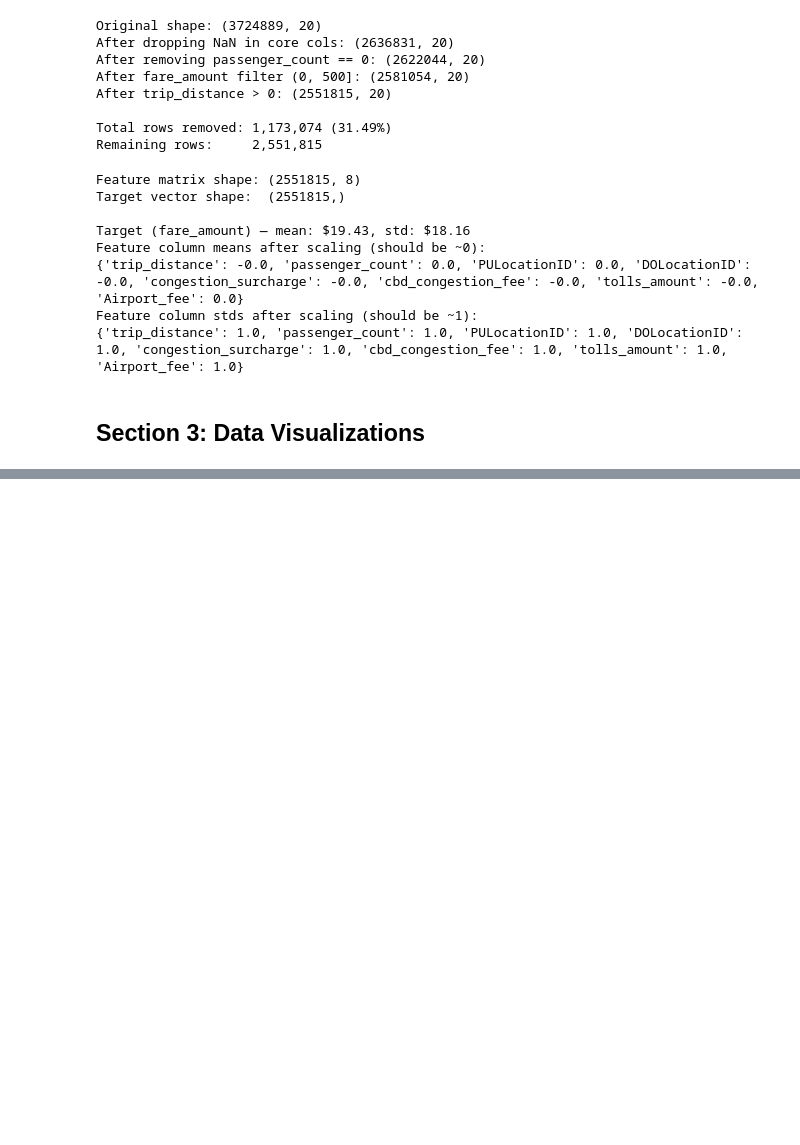
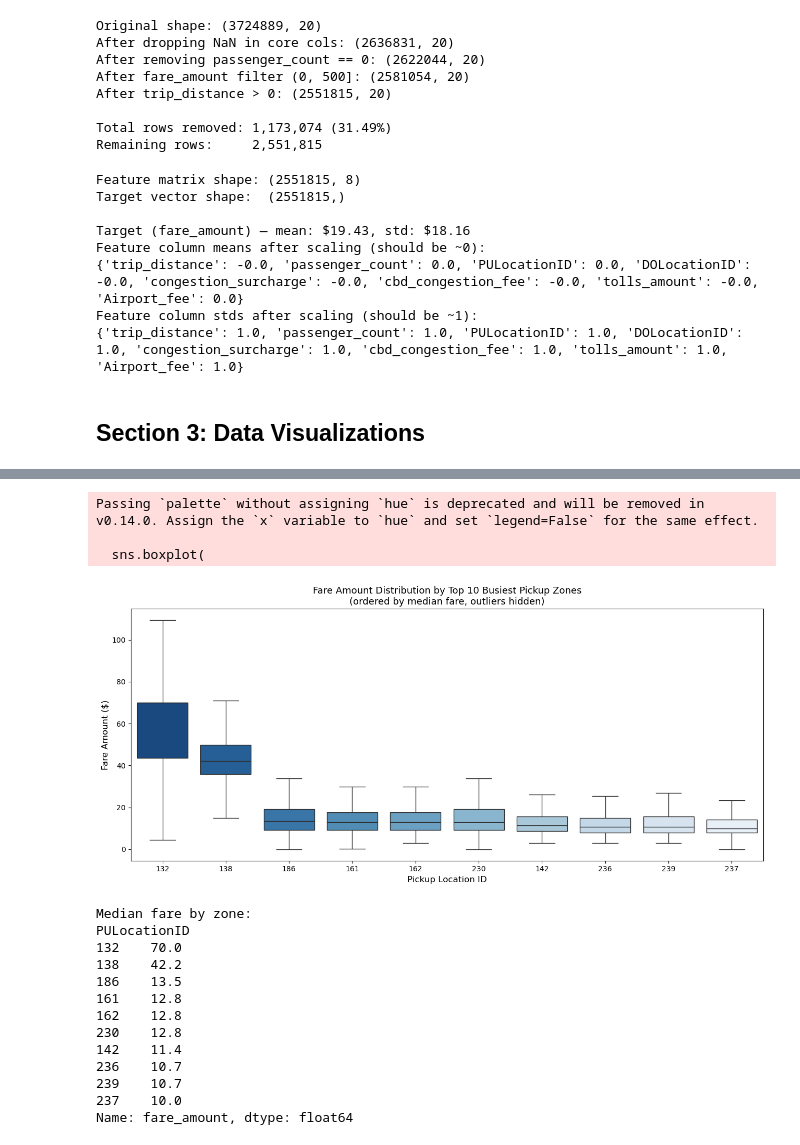
Before and after one commit to trevorsmith00/ista421_final, a Jupyter notebook: notebook/taxi_analysis.ipynb, the cells around one changed output, grey strips where cells are left out. Saved outputs shown, nothing was run; the diff lists cells and outputs as text; code cells hidden in the pictures; blank space fills up the shorter version.

```diff
--- a/notebook/taxi_analysis.ipynb
+++ b/notebook/taxi_analysis.ipynb
@@ -187,0 +241,48 @@ Feature column stds after scaling (should be ~1):
+# %%
+# Boxplot of fare_amount by PULocationID (top 10 busiest pickup zones)
+top10_zones = df_clean['PULocationID'].value_counts().head(10).index.tolist()
+df_top10 = df_clean[df_clean['PULocationID'].isin(top10_zones)].copy()
+
+# Order zones by median fare descending
+zone_order = (
+    df_top10.groupby('PULocationID')['fare_amount']
+    .median()
+    .sort_values(ascending=False)
+    .index
+    .tolist()
+)
+
+fig, ax = plt.subplots(figsize=(13, 6))
+sns.boxplot(
+    data=df_top10, x='PULocationID', y='fare_amount',
+    order=zone_order, showfliers=False, ax=ax,
+    palette='Blues_r'
+)
+ax.set_xlabel('Pickup Location ID', fontsize=12)
+ax.set_ylabel('Fare Amount ($)', fontsize=12)
+ax.set_title('Fare Amount Distribution by Top 10 Busiest Pickup Zones\n(ordered by median fare, outliers hidden)',
+             fontsize=13)
+plt.tight_layout()
+plt.savefig('../figures/fare_by_zone_boxplot.png', dpi=150, bbox_inches='tight')
+plt.show()
+
+print('Median fare by zone:')
+print(df_top10.groupby('PULocationID')['fare_amount'].median().loc[zone_order].round(2))
+# %% [output]
+Passing `palette` without assigning `hue` is deprecated and will be removed in v0.14.0. Assign the `x` variable to `hue` and set `legend=False` for the same effect.
+
+  sns.boxplot(
+[figure, added]
+Median fare by zone:
+PULocationID
+132    70.0
+138    42.2
+186    13.5
+161    12.8
+162    12.8
+230    12.8
+142    11.4
+236    10.7
+239    10.7
+237    10.0
+Name: fare_amount, dtype: float64
```
Also changed, not shown: parts of 9 cells of this notebook, 1 other file.
